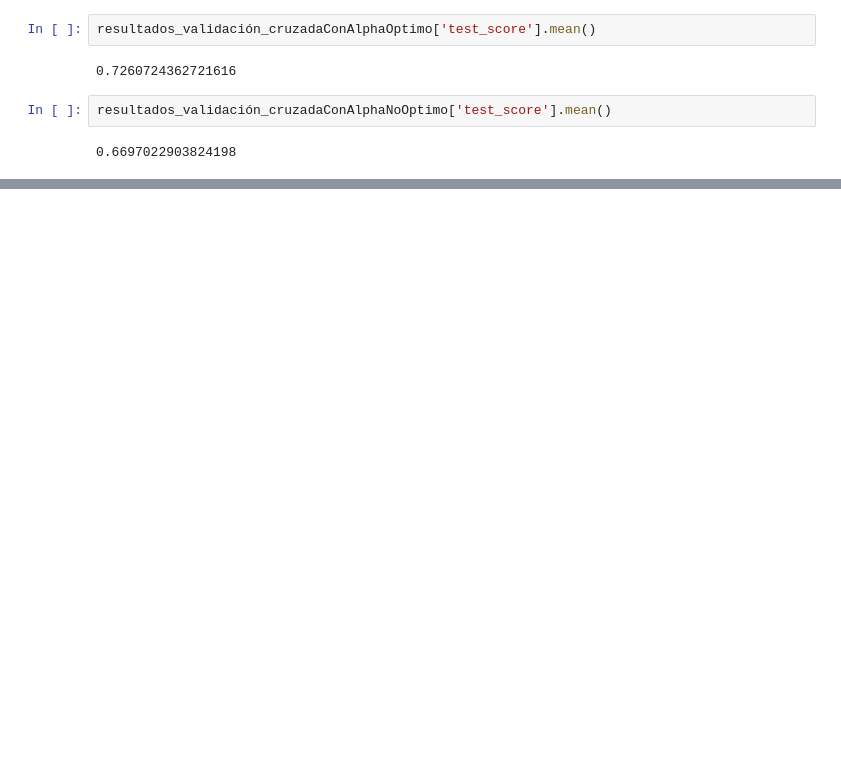
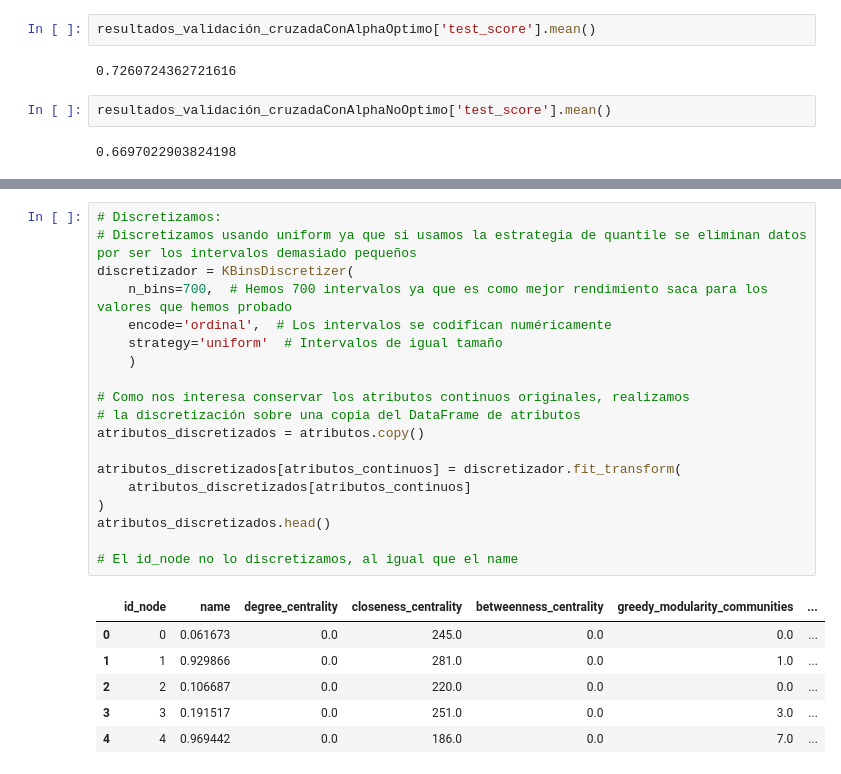
Before and after one commit to davguifer/AprendizajeAtomaticoRelacional-G2, a Jupyter notebook: Modelos_De_Aprendizaje/NaiveBayes.ipynb, the cells around one changed output, grey strips where cells are left out. Drawn from its saved outputs; the diff is of its cells as text; blank space fills up the shorter version.

```diff
--- a/Modelos_De_Aprendizaje/NaiveBayes.ipynb
+++ b/Modelos_De_Aprendizaje/NaiveBayes.ipynb
@@ -280,0 +380,26 @@ Al analizar nuestros resultados, observamos que el mejor puntaje se logra al est
+# %%
+# Discretizamos:
+# Discretizamos usando uniform ya que si usamos la estrategia de quantile se eliminan datos por ser los intervalos demasiado pequeños
+discretizador = KBinsDiscretizer(
+    n_bins=700,  # Hemos 700 intervalos ya que es como mejor rendimiento saca para los valores que hemos probado
+    encode='ordinal',  # Los intervalos se codifican numéricamente
+    strategy='uniform'  # Intervalos de igual tamaño
+    )
+
+# Como nos interesa conservar los atributos continuos originales, realizamos
+# la discretización sobre una copia del DataFrame de atributos
+atributos_discretizados = atributos.copy()
+
+atributos_discretizados[atributos_continuos] = discretizador.fit_transform(
+    atributos_discretizados[atributos_continuos]
+)
+atributos_discretizados.head()
+
+# El id_node no lo discretizamos, al igual que el name
+# %% [output]
+|  | id_node | name | degree_centrality | closeness_centrality | betweenness_centrality | greedy_modularity_communities | ... |
+| 0 | 0 | 0.061673 | 0.0 | 245.0 | 0.0 | 0.0 | ... |
+| 1 | 1 | 0.929866 | 0.0 | 281.0 | 0.0 | 1.0 | ... |
+| 2 | 2 | 0.106687 | 0.0 | 220.0 | 0.0 | 0.0 | ... |
+| 3 | 3 | 0.191517 | 0.0 | 251.0 | 0.0 | 3.0 | ... |
+| 4 | 4 | 0.969442 | 0.0 | 186.0 | 0.0 | 7.0 | ... |
```
Also changed, not shown: parts of 86 cells of this notebook.
